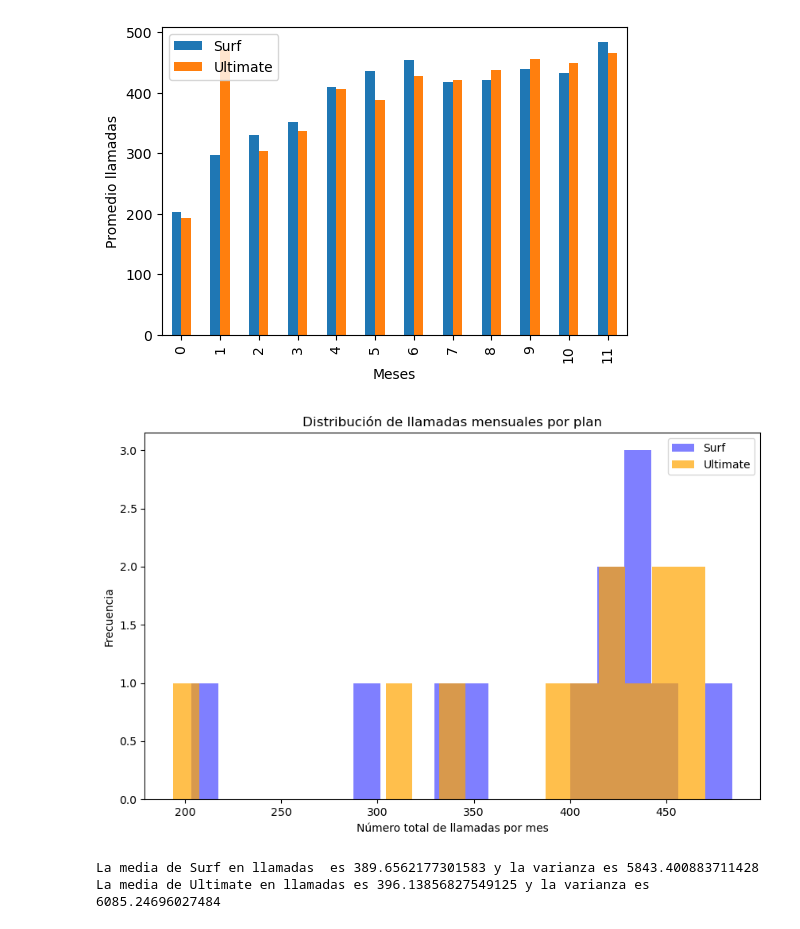
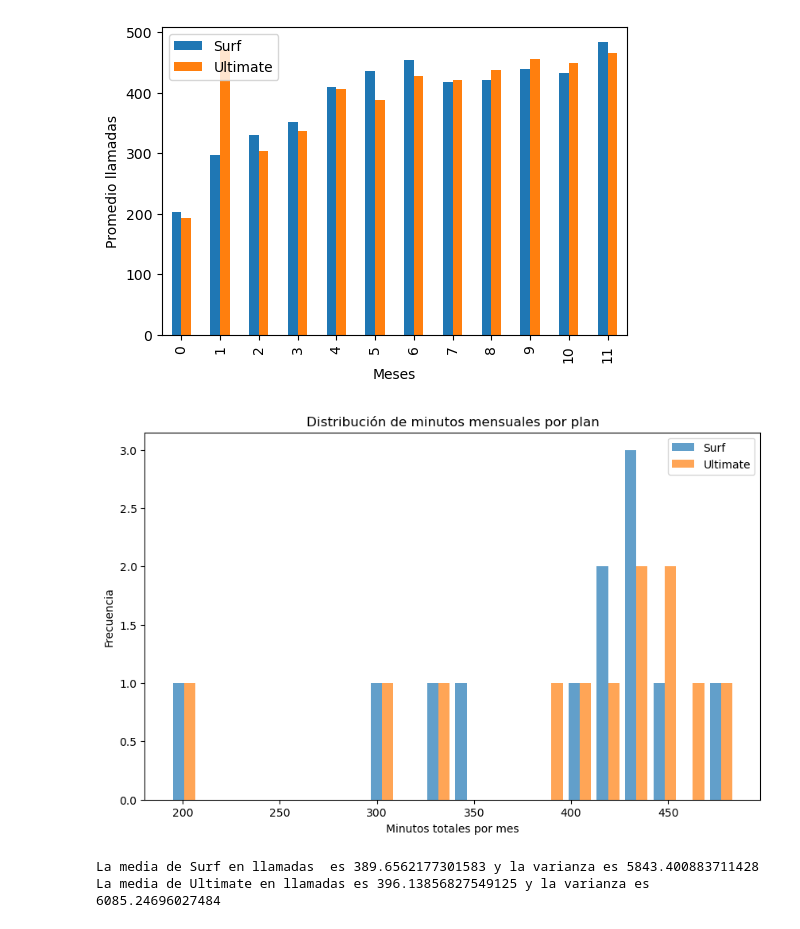
Before and after one commit to JEAH-9/Mejor_plan_datosmoviles, a Jupyter notebook: Analisis_Megaline.ipynb, the cells around one changed output. Cells and saved outputs as stored; diff of their text form; code cells hidden in the pictures.

```diff
--- a/Analisis_Megaline.ipynb
+++ b/Analisis_Megaline.ipynb
@@ -469,27 +479,24 @@ comparacion_llamadas.plot(kind='bar',figsize=[6 ,4] ,xlabel='Meses' ,ylabel='Pro
 <Axes: xlabel='Meses', ylabel='Promedio llamadas'>
 [figure]
 # %%
-minutes_call = monthly_users.groupby(['plan_name','month'])['total_minutes'].mean().reset_index()
+plt.figure(figsize=(10,6))
 
-surf_data = minutes_call[minutes_call['plan_name'] == 'surf']
-ultimate_data = minutes_call[minutes_call['plan_name'] == 'ultimate']
+plt.hist(
+    [surf_data['total_minutes'], ultimate_data['total_minutes']],
+    bins=20,
+    label=['Surf', 'Ultimate'],
+    alpha=0.7
+)
 
-comparacion_min_mens = pd.DataFrame({
-    'Surf': surf_data['total_minutes'].values,
-    'Ultimate' : ultimate_data['total_minutes'].values
-})
+plt.xlabel('Minutos totales por mes')
+plt.ylabel('Frecuencia')
+plt.title('Distribución de minutos mensuales por plan')
+plt.legend()
 
-plt.figure(figsize=(10, 6))
-plt.hist(surf_data['total_minutes'], bins=20, alpha=0.5, label='Surf', color='blue')
-plt.hist(ultimate_data['total_minutes'], bins=20, alpha=0.7, label='Ultimate', color='orange')
-plt.xlabel('Número total de llamadas por mes')
-plt.ylabel('Frecuencia')
-plt.title('Distribución de llamadas mensuales por plan')
-plt.legend()
 plt.show()
 # Compara el número de minutos mensuales que necesitan los usuarios de cada plan. Traza un histograma.
 # %% [output]
-[figure, old version]
+[figure, new version]
 # %%
 media_surf = surf_data['total_minutes'].mean()# Calcula la media y la varianza de la duración mensual de llamadas.
 media_ultimate = ultimate_data['total_minutes'].mean()
```
Also changed, not shown: parts of 27 cells of this notebook.
